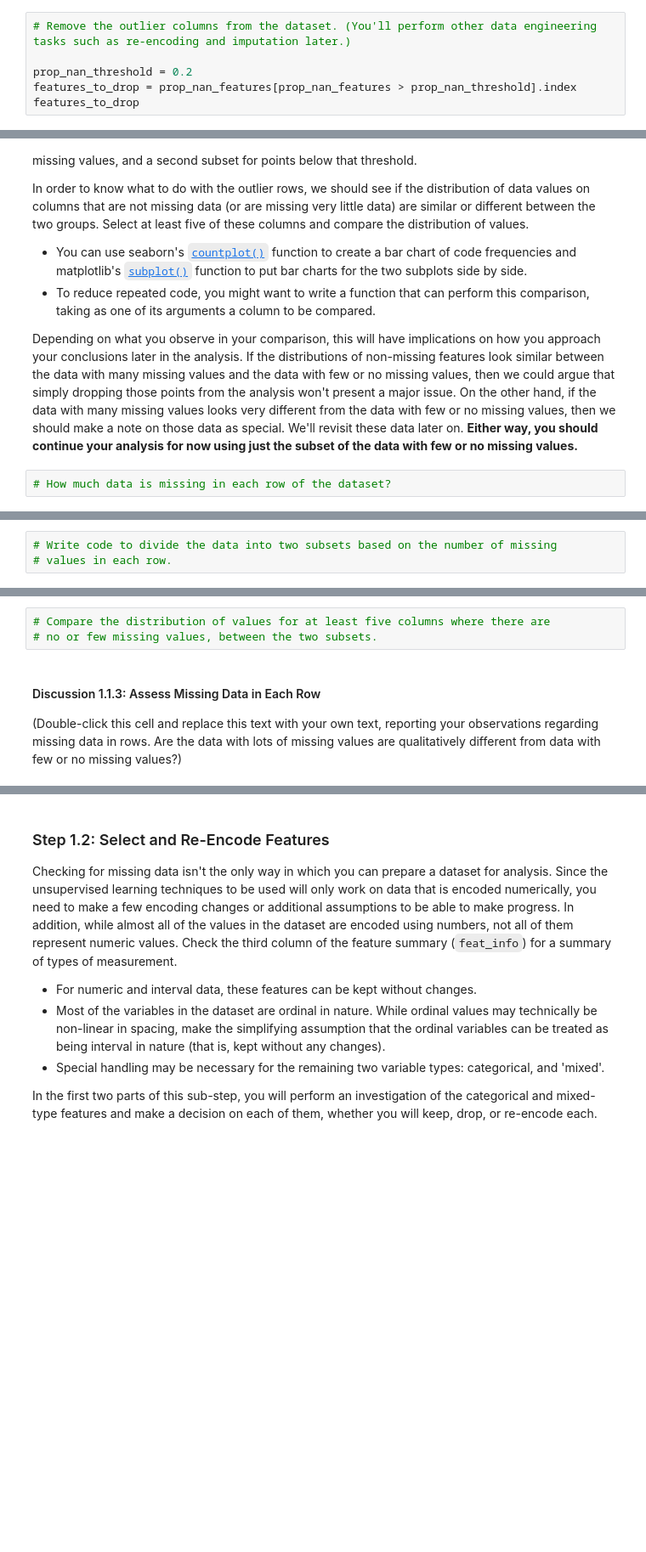
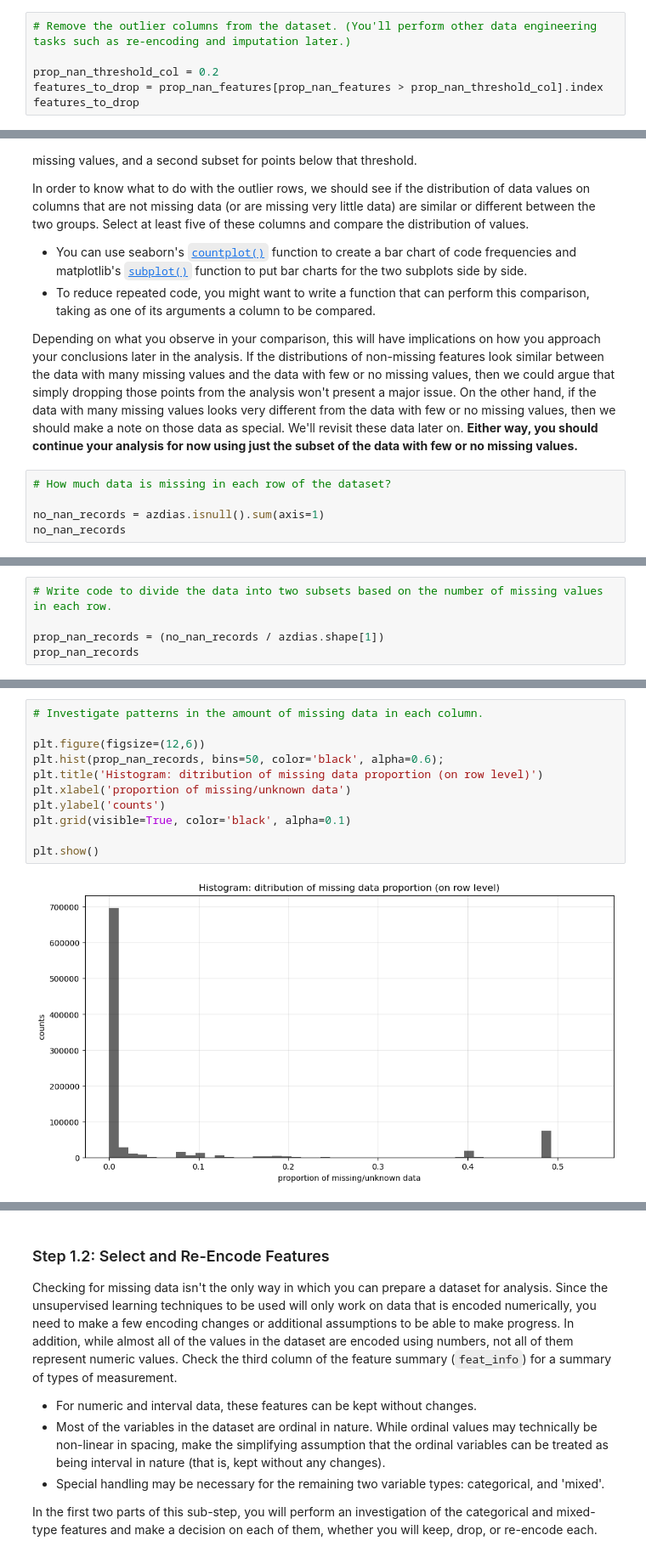
Before and after one commit to dorottyawinter/identify_customer_segments, a Jupyter notebook: Identify_Customer_Segments.ipynb, the cells around one changed output, grey strips where cells are left out. Shown: that part at 85% size. Saved outputs shown, nothing was run; the diff lists cells and outputs as text; blank space fills up the shorter version.

Commit message:
feat: assess missing data in each row

```diff
--- a/Identify_Customer_Segments.ipynb
+++ b/Identify_Customer_Segments.ipynb
@@ -258,8 +257,8 @@ plt.show()
 # %%
 # Remove the outlier columns from the dataset. (You'll perform other data engineering tasks such as re-encoding and imputation later.)
 
-prop_nan_threshold = 0.2
-features_to_drop = prop_nan_features[prop_nan_features > prop_nan_threshold].index
+prop_nan_threshold_col = 0.2
+features_to_drop = prop_nan_features[prop_nan_features > prop_nan_threshold_col].index
 features_to_drop
 # %% [output]
 Index(['KK_KUNDENTYP'], dtype='object')
@@ -290,3 +293,6 @@ In order to know what to do with the outlier rows, we should see if the distribu
 Depending on what you observe in your comparison, this will have implications on how you approach your conclusions later in the analysis. If the distributions of non-missing features look similar between the data with many missing values and the data with few or no missing values, then we could argue that simply dropping those points from the analysis won't present a major issue. On the other hand, if the data with many missing values looks very different from the data with few or no missing values, then we should make a note on those data as special. We'll revisit these data later on. **Either way, you should continue your analysis for now using just the subset of the data with few or no missing values.**
 # %%
 # How much data is missing in each row of the dataset?
+
+no_nan_records = azdias.isnull().sum(axis=1)
+no_nan_records
@@ -293,3 +312,5 @@ Depending on what you observe in your comparison, this will have implications on
 # %%
-# Write code to divide the data into two subsets based on the number of missing
-# values in each row.
+# Write code to divide the data into two subsets based on the number of missing values in each row.
+
+prop_nan_records = (no_nan_records / azdias.shape[1])
+prop_nan_records
@@ -296,7 +330,13 @@ Depending on what you observe in your comparison, this will have implications on
-# %%
-# Compare the distribution of values for at least five columns where there are
-# no or few missing values, between the two subsets.
-# %% [markdown]
-#### Discussion 1.1.3: Assess Missing Data in Each Row
-
-(Double-click this cell and replace this text with your own text, reporting your observations regarding missing data in rows. Are the data with lots of missing values are qualitatively different from data with few or no missing values?)
+# %%
+# Investigate patterns in the amount of missing data in each column.
+
+plt.figure(figsize=(12,6))
+plt.hist(prop_nan_records, bins=50, color='black', alpha=0.6);
+plt.title('Histogram: ditribution of missing data proportion (on row level)')
+plt.xlabel('proportion of missing/unknown data')
+plt.ylabel('counts')
+plt.grid(visible=True, color='black', alpha=0.1)
+
+plt.show()
+# %% [output]
+[figure, added]
```
Also changed, not shown: parts of 13 cells of this notebook.
